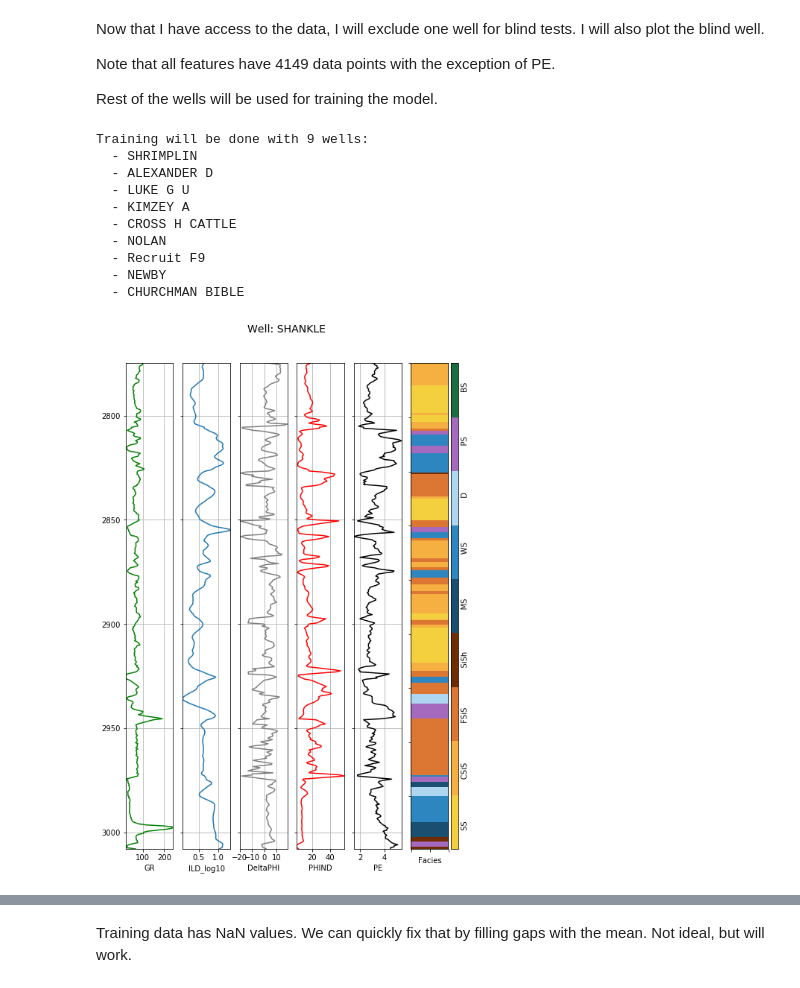
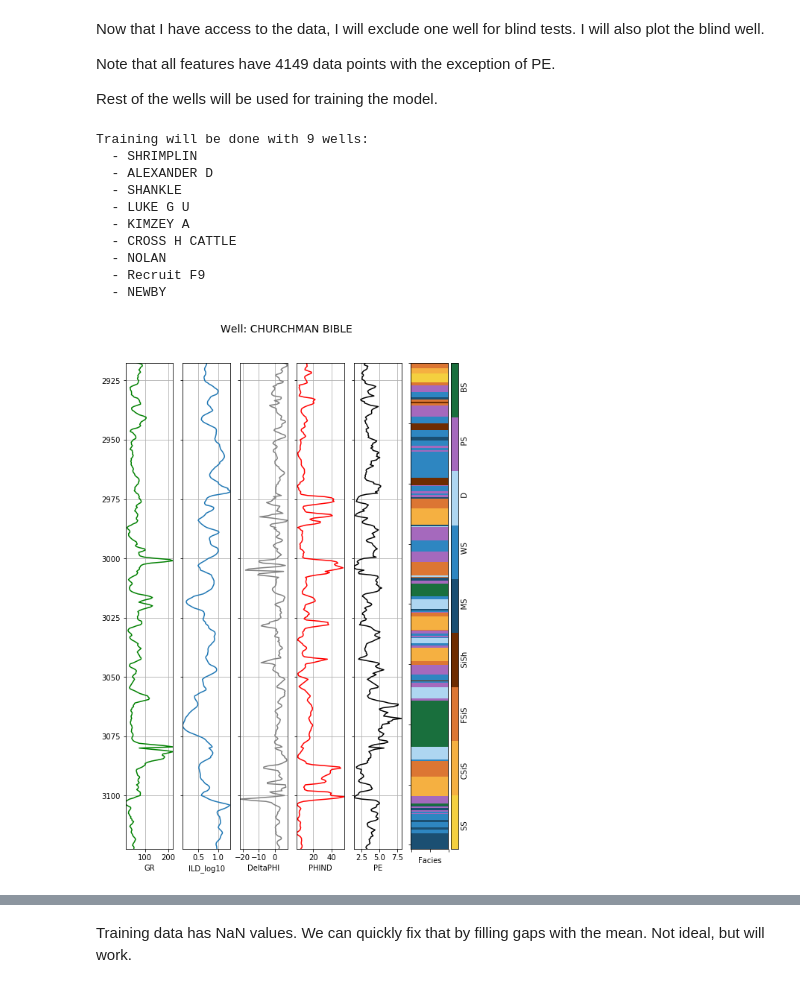
Before and after one commit to tasansal/logfacies, a Jupyter notebook: logfacies.ipynb, the cells around one changed output, grey strips where cells are left out. Saved outputs shown, nothing was run; the diff lists cells and outputs as text; code cells hidden in the pictures.

Commit message:
blind test, new viz, feature augmentation

```diff
--- a/logfacies.ipynb
+++ b/logfacies.ipynb
@@ -114,26 +117,26 @@ Note that all features have 4149 data points with the exception of PE.
 
 Rest of the wells will be used for training the model.
 # %%
-blind_well = well_data.loc['SHANKLE']
-make_facies_log_plot(blind_well, FACIES_COLORS)
-training_data = well_data.drop('SHANKLE')
+blind_well_orig = well_data.loc['CHURCHMAN BIBLE']
+make_facies_log_plot(blind_well_orig, FACIES_COLORS)
+training_data = well_data.drop('CHURCHMAN BIBLE')
 training_wells = training_data.index.unique()
 
 print("Training will be done with %s wells:" % len(training_wells))
 for well_name in training_wells:
     print("  - %s" % well_name)
 # %% [output]
 Training will be done with 9 wells:
   - SHRIMPLIN
   - ALEXANDER D
+  - SHANKLE
   - LUKE G U
   - KIMZEY A
   - CROSS H CATTLE
   - NOLAN
   - Recruit F9
   - NEWBY
-  - CHURCHMAN BIBLE
-[figure, old version]
+[figure, new version]
 # %%
 #count the number of unique entries for each facies, sort them by
 #facies number (instead of by number of entries)
```
Also changed, not shown: parts of 13 cells of this notebook, 2 other files.
